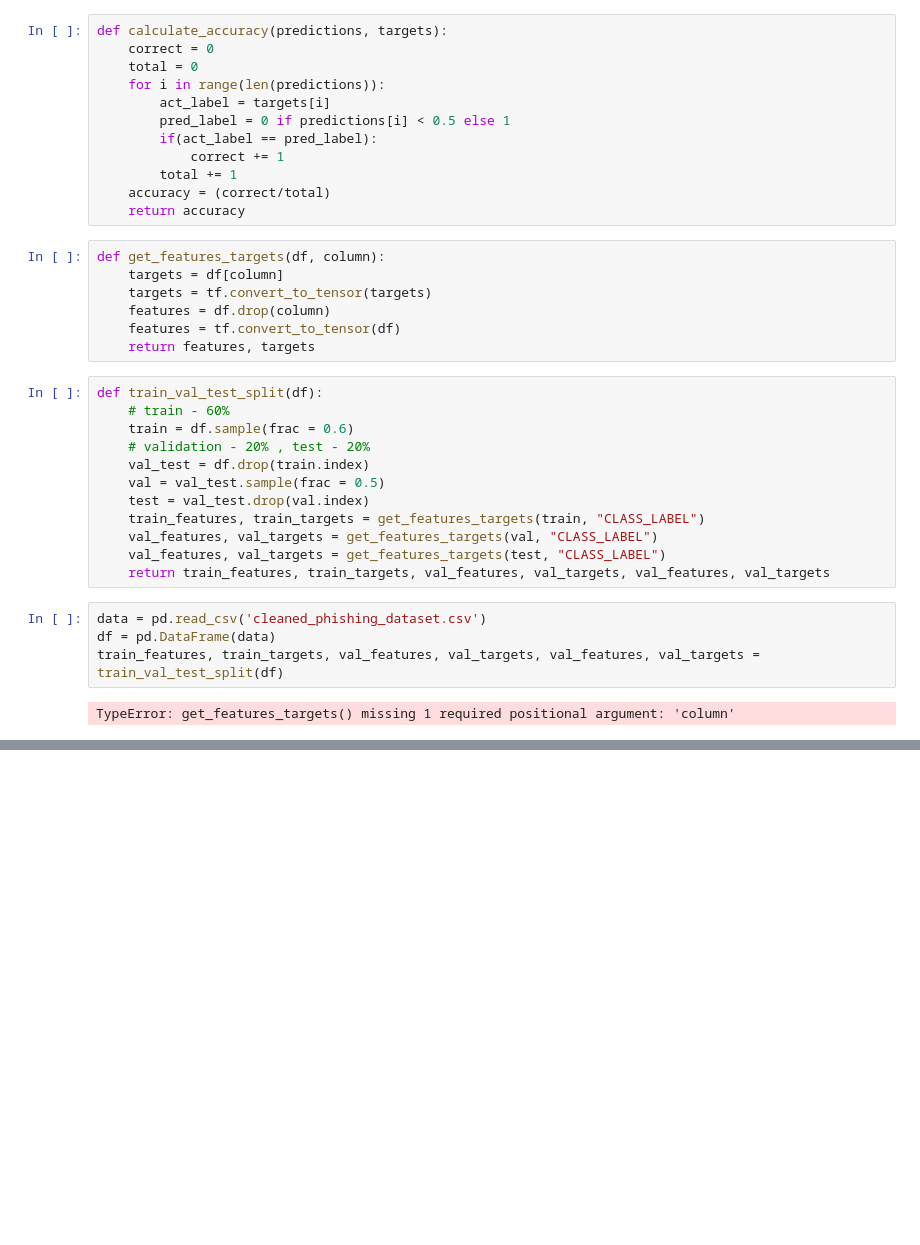
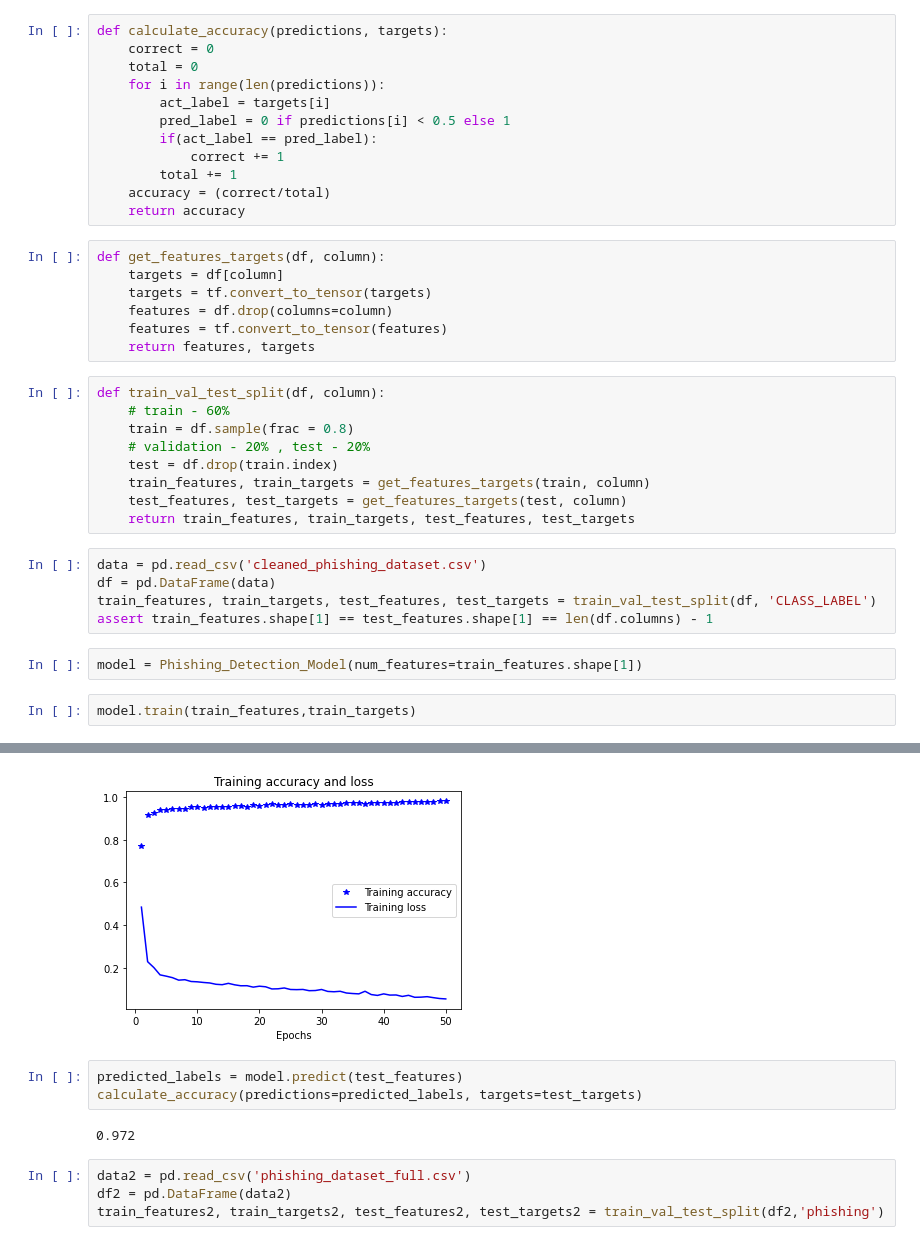
Before and after one commit to cbugayer/Malicious-Email-Detection, a Jupyter notebook: neural_net.ipynb, the cells around one changed output, grey strips where cells are left out. Cells and saved outputs as stored; diff of their text form; blank space fills up the shorter version.

```diff
--- a/neural_net.ipynb
+++ b/neural_net.ipynb
@@ -72,24 +73,25 @@ def calculate_accuracy(predictions, targets):
 def get_features_targets(df, column):
     targets = df[column]
     targets = tf.convert_to_tensor(targets)
-    features = df.drop(column)
-    features = tf.convert_to_tensor(df)
+    features = df.drop(columns=column)
+    features = tf.convert_to_tensor(features)
     return features, targets
 # %%
-def train_val_test_split(df):
+def train_val_test_split(df, column):
     # train - 60%
-    train = df.sample(frac = 0.6)
+    train = df.sample(frac = 0.8)
     # validation - 20% , test - 20%
-    val_test = df.drop(train.index)
-    val = val_test.sample(frac = 0.5)
-    test = val_test.drop(val.index)
-    train_features, train_targets = get_features_targets(train, "CLASS_LABEL")
-    val_features, val_targets = get_features_targets(val, "CLASS_LABEL")
-    val_features, val_targets = get_features_targets(test, "CLASS_LABEL")
-    return train_features, train_targets, val_features, val_targets, val_features, val_targets
+    test = df.drop(train.index)
+    train_features, train_targets = get_features_targets(train, column)
+    test_features, test_targets = get_features_targets(test, column)
+    return train_features, train_targets, test_features, test_targets
 # %%
 data = pd.read_csv('cleaned_phishing_dataset.csv')
 df = pd.DataFrame(data)
-train_features, train_targets, val_features, val_targets, val_features, val_targets = train_val_test_split(df)
+train_features, train_targets, test_features, test_targets = train_val_test_split(df, 'CLASS_LABEL')
+assert train_features.shape[1] == test_features.shape[1] == len(df.columns) - 1
-# %% [output]
-TypeError: get_features_targets() missing 1 required positional argument: 'column'
+# %%
+model = Phishing_Detection_Model(num_features=train_features.shape[1])
+# %%
+model.train(train_features,train_targets)
+# %% [output]
@@ -95,0 +117,10 @@ TypeError: get_features_targets() missing 1 required positional argument: 'colum
+[figure, added]
+# %%
+predicted_labels = model.predict(test_features)
+calculate_accuracy(predictions=predicted_labels, targets=test_targets)
+# %% [output]
+0.972
+# %%
+data2 = pd.read_csv('phishing_dataset_full.csv')
+df2 = pd.DataFrame(data2)
+train_features2, train_targets2, test_features2, test_targets2 = train_val_test_split(df2,'phishing')
```
Also changed, not shown: parts of 5 cells of this notebook, 7 other files.
